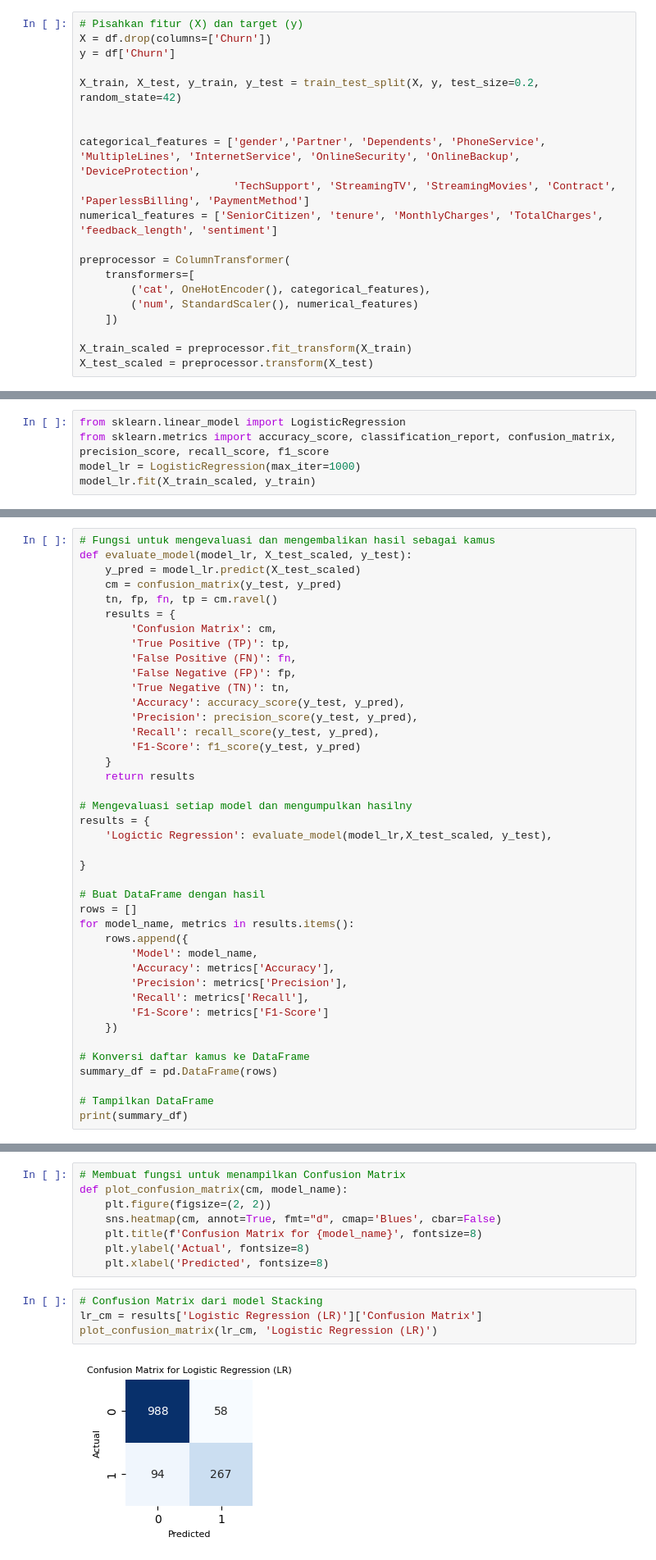
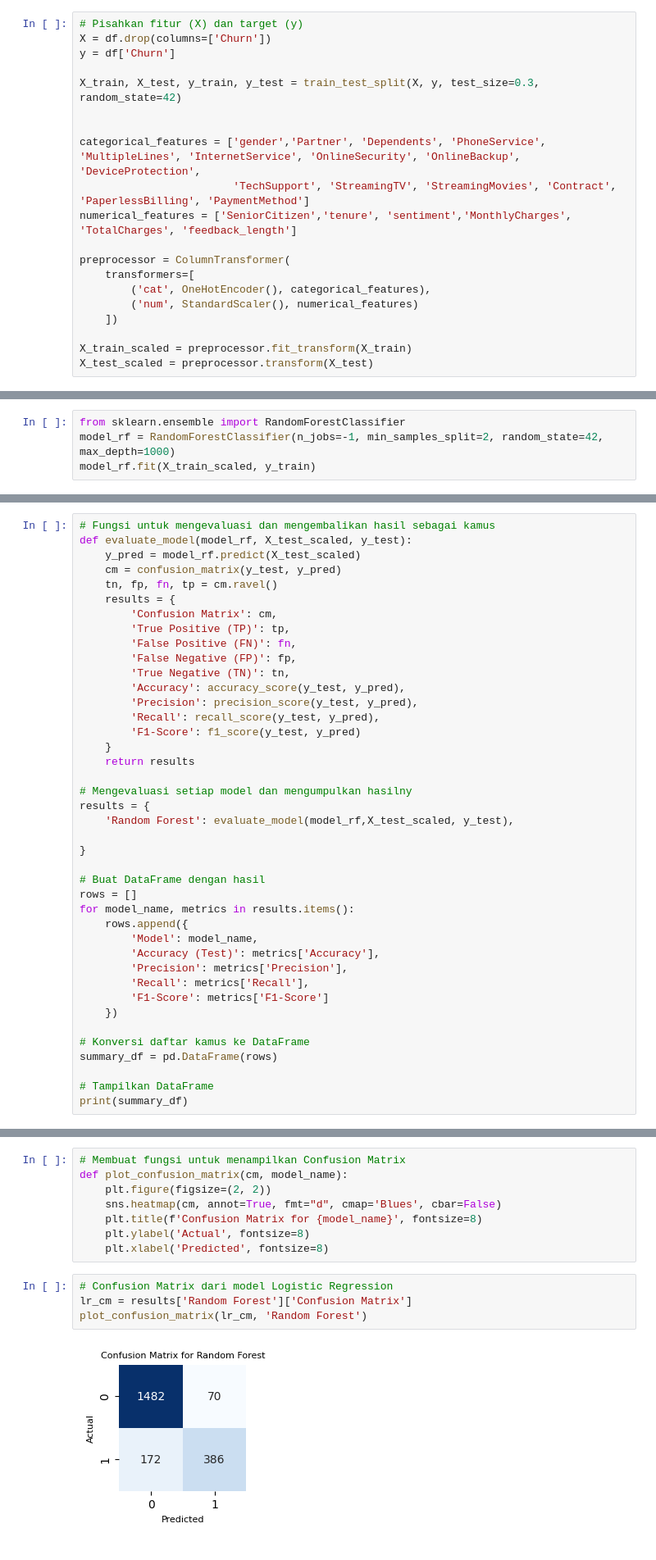
Before and after one commit to aprizal543/Telco-Customer-Churn-Classification, a Jupyter notebook: Telco_Customer_Churn_Clasification_.ipynb, the cells around one changed output, grey strips where cells are left out. Shown at 82% size. Cells and saved outputs as stored; diff of their text form.

```diff
--- a/Telco_Customer_Churn_Clasification_.ipynb
+++ b/Telco_Customer_Churn_Clasification_.ipynb
@@ -217,12 +222,12 @@ plt.show()
 X = df.drop(columns=['Churn'])
 y = df['Churn']
 
-X_train, X_test, y_train, y_test = train_test_split(X, y, test_size=0.2, random_state=42)
+X_train, X_test, y_train, y_test = train_test_split(X, y, test_size=0.3, random_state=42)
 
 
 categorical_features = ['gender','Partner', 'Dependents', 'PhoneService', 'MultipleLines', 'InternetService', 'OnlineSecurity', 'OnlineBackup', 'DeviceProtection',
                         'TechSupport', 'StreamingTV', 'StreamingMovies', 'Contract', 'PaperlessBilling', 'PaymentMethod']
-numerical_features = ['SeniorCitizen', 'tenure', 'MonthlyCharges', 'TotalCharges', 'feedback_length', 'sentiment']
+numerical_features = ['SeniorCitizen','tenure', 'sentiment','MonthlyCharges', 'TotalCharges', 'feedback_length']
 
 preprocessor = ColumnTransformer(
     transformers=[
@@ -262,5 +266,0 @@ dtype: int64
-# %%
-from sklearn.linear_model import LogisticRegression
-from sklearn.metrics import accuracy_score, classification_report, confusion_matrix, precision_score, recall_score, f1_score
-model_lr = LogisticRegression(max_iter=1000)
-model_lr.fit(X_train_scaled, y_train)
@@ -268,0 +267,4 @@ LogisticRegression(max_iter=1000)
+# %%
+from sklearn.ensemble import RandomForestClassifier
+model_rf = RandomForestClassifier(n_jobs=-1, min_samples_split=2, random_state=42, max_depth=1000)
+model_rf.fit(X_train_scaled, y_train)
@@ -281,7 +285,7 @@ LR - Accuracy test:  0.8919687277896233
 # %%
 # Fungsi untuk mengevaluasi dan mengembalikan hasil sebagai kamus
-def evaluate_model(model_lr, X_test_scaled, y_test):
-    y_pred = model_lr.predict(X_test_scaled)
+def evaluate_model(model_rf, X_test_scaled, y_test):
+    y_pred = model_rf.predict(X_test_scaled)
     cm = confusion_matrix(y_test, y_pred)
     tn, fp, fn, tp = cm.ravel()
     results = {
@@ -299,7 +303,7 @@ def evaluate_model(model_lr, X_test_scaled, y_test):
 
 # Mengevaluasi setiap model dan mengumpulkan hasilny
 results = {
-    'Logictic Regression': evaluate_model(model_lr,X_test_scaled, y_test),
+    'Random Forest': evaluate_model(model_rf,X_test_scaled, y_test),
 
 }
 
@@ -308,7 +312,7 @@ rows = []
 for model_name, metrics in results.items():
     rows.append({
         'Model': model_name,
-        'Accuracy': metrics['Accuracy'],
+        'Accuracy (Test)': metrics['Accuracy'],
         'Precision': metrics['Precision'],
         'Recall': metrics['Recall'],
         'F1-Score': metrics['F1-Score']
@@ -331,9 +335,9 @@ def plot_confusion_matrix(cm, model_name):
     plt.ylabel('Actual', fontsize=8)
     plt.xlabel('Predicted', fontsize=8)
 # %%
-# Confusion Matrix dari model Stacking
-lr_cm = results['Logistic Regression (LR)']['Confusion Matrix']
-plot_confusion_matrix(lr_cm, 'Logistic Regression (LR)')
+# Confusion Matrix dari model Logistic Regression
+lr_cm = results['Random Forest']['Confusion Matrix']
+plot_confusion_matrix(lr_cm, 'Random Forest')
 # %% [output]
-[figure, old version]
+[figure, new version]
 # %% [markdown]
```
Also changed, not shown: parts of 10 cells of this notebook.
